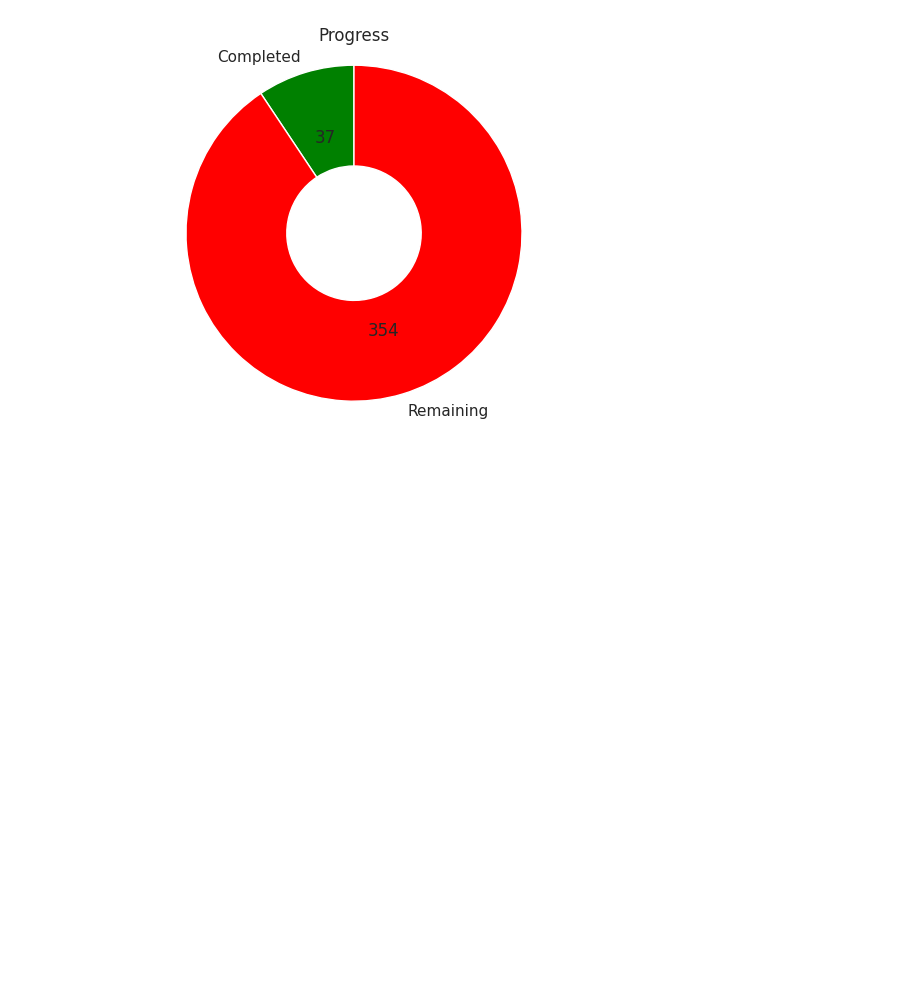
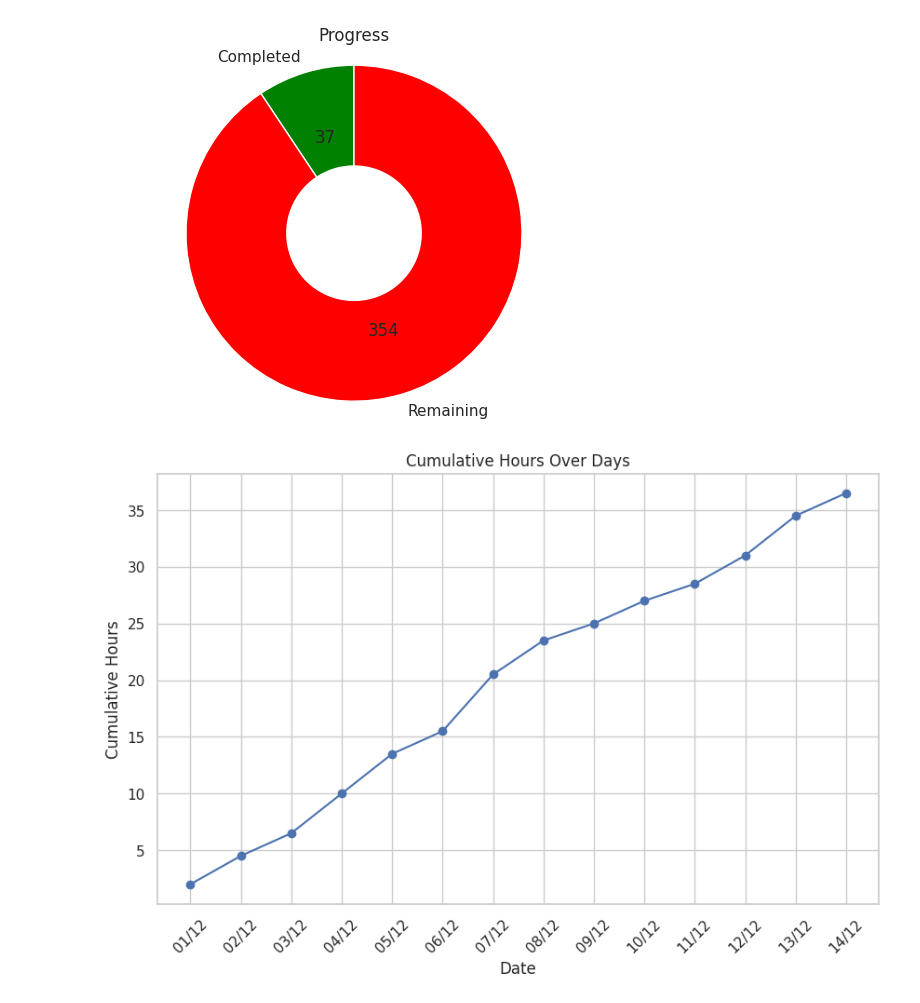
Before and after one commit to osama-gawish/KaggleNotebooks, a Jupyter notebook: studying-records.ipynb, the cells around one changed output. Drawn from its saved outputs; the diff is of its cells as text; code cells hidden in the pictures; blank space fills up the shorter version.

```diff
--- a/studying-records.ipynb
+++ b/studying-records.ipynb
@@ -58,6 +58,8 @@ df.groupby('day', sort = False).agg({'hours': 'mean'})
 | tue | 3.00 |
 | wed | 2.75 |
 | thr | 3.50 |
+# %%
+df['cumulative_hours'] = df['hours'].cumsum()
 # %%
 sns.barplot(x = df['date'], y = df['hours'])
 # %% [output]
@@ -93,3 +95,15 @@ plt.title('Progress')
 plt.show()
 # %% [output]
 [figure]
+# %%
+# Plotting the cumulative_hours column
+plt.figure(figsize=(10, 6))
+plt.plot(df['date'], df['cumulative_hours'], marker='o', linestyle='-', color='b')
+plt.title('Cumulative Hours Over Days')
+plt.xlabel('Date')
+plt.ylabel('Cumulative Hours')
+plt.xticks(rotation=45)
+plt.grid(True)
+plt.show()
+# %% [output]
+[figure, added]
```
